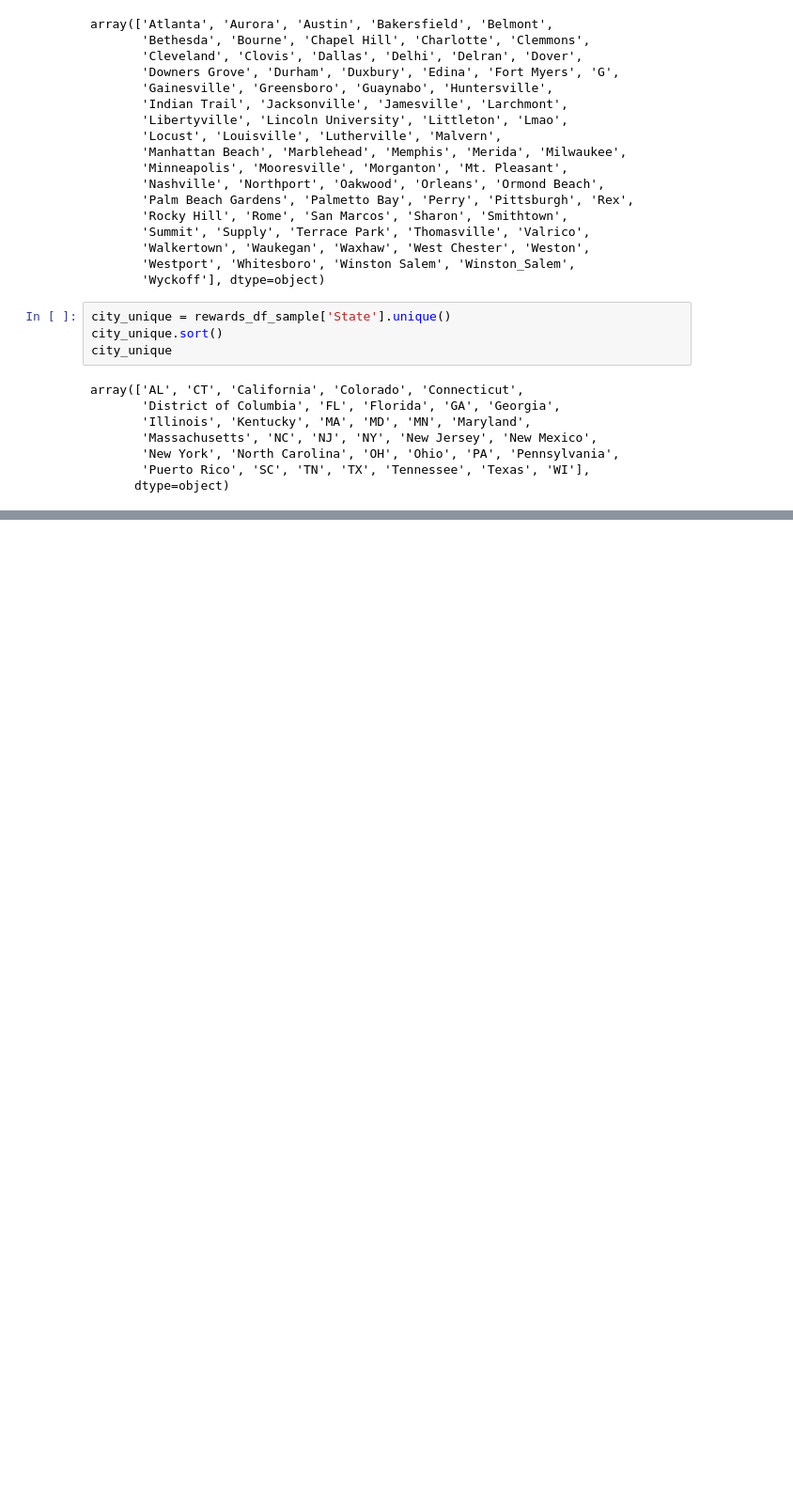
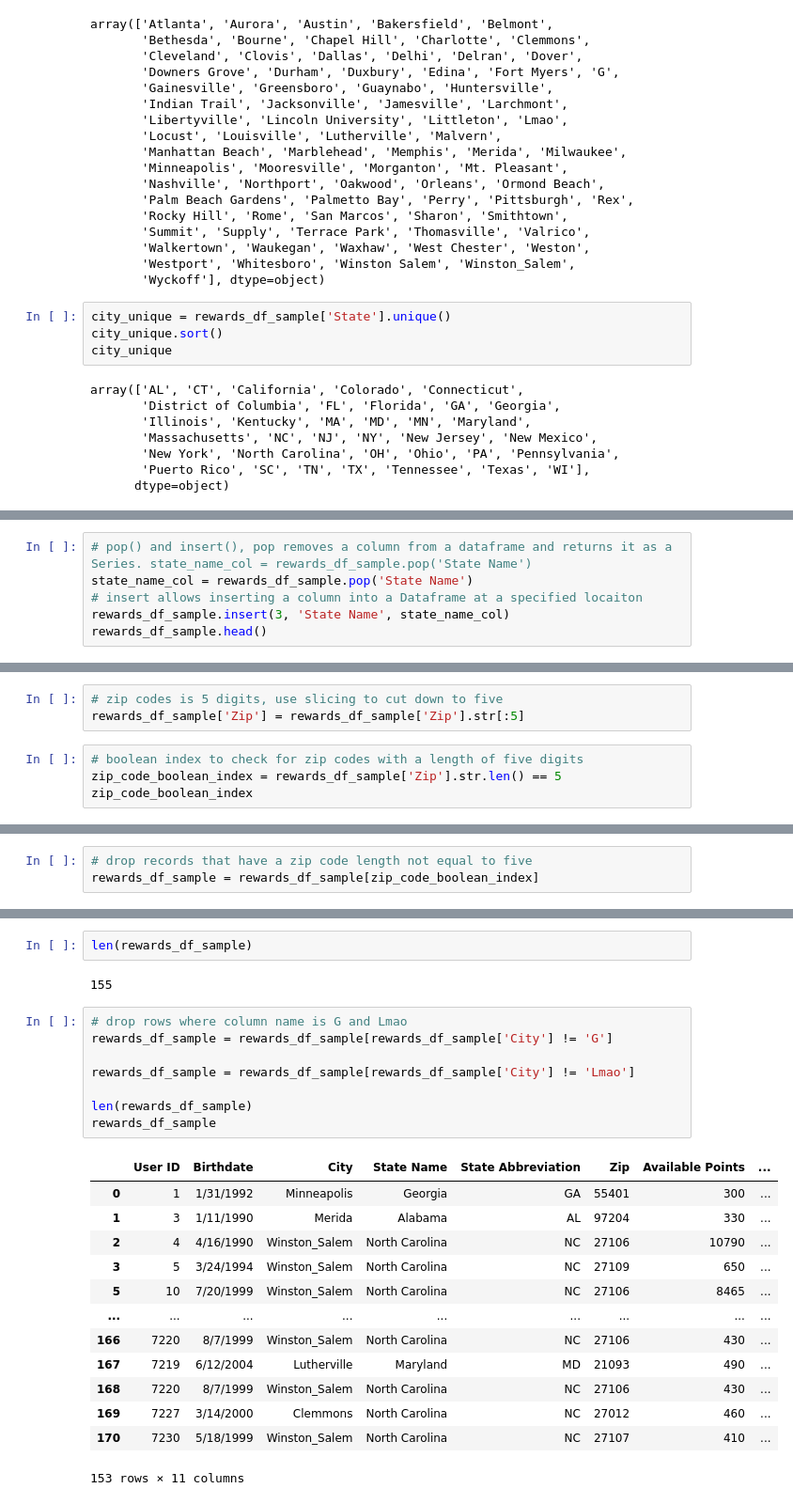
Before and after one commit to GiwonLee1999/Data-wrangling-ETL-Analysis-ML-DL, a Jupyter notebook: Data Wrangling/RewardsDataSet.ipynb, the cells around one changed output, grey strips where cells are left out. Shown at 94% size. Cells and saved outputs as stored; diff of their text form; blank space fills up the shorter version.

```diff
--- a/Data Wrangling/RewardsDataSet.ipynb
+++ b/Data Wrangling/RewardsDataSet.ipynb
@@ -262,0 +366,6 @@ array(['AL', 'CT', 'California', 'Colorado', 'Connecticut',
+# %%
+# pop() and insert(), pop removes a column from a dataframe and returns it as a Series. state_name_col = rewards_df_sample.pop('State Name')
+state_name_col = rewards_df_sample.pop('State Name')
+# insert allows inserting a column into a Dataframe at a specified locaiton
+rewards_df_sample.insert(3, 'State Name', state_name_col)
+rewards_df_sample.head()
@@ -262,0 +398,7 @@ array(['AL', 'CT', 'California', 'Colorado', 'Connecticut',
+# %%
+# zip codes is 5 digits, use slicing to cut down to five
+rewards_df_sample['Zip'] = rewards_df_sample['Zip'].str[:5]
+# %%
+# boolean index to check for zip codes with a length of five digits
+zip_code_boolean_index = rewards_df_sample['Zip'].str.len() == 5
+zip_code_boolean_index
@@ -262,0 +418,3 @@ array(['AL', 'CT', 'California', 'Colorado', 'Connecticut',
+# %%
+# drop records that have a zip code length not equal to five
+rewards_df_sample = rewards_df_sample[zip_code_boolean_index]
@@ -262,0 +438,26 @@ array(['AL', 'CT', 'California', 'Colorado', 'Connecticut',
+# %%
+len(rewards_df_sample)
+# %% [output]
+155
+# %%
+# drop rows where column name is G and Lmao
+rewards_df_sample = rewards_df_sample[rewards_df_sample['City'] != 'G']
+
+rewards_df_sample = rewards_df_sample[rewards_df_sample['City'] != 'Lmao']
+
+len(rewards_df_sample)
+rewards_df_sample
+# %% [output]
+|  | User ID | Birthdate | City | State Name | State Abbreviation | Zip | Available Points | ... |
+| 0 | 1 | 1/31/1992 | Minneapolis | Georgia | GA | 55401 | 300 | ... |
+| 1 | 3 | 1/11/1990 | Merida | Alabama | AL | 97204 | 330 | ... |
+| 2 | 4 | 4/16/1990 | Winston_Salem | North Carolina | NC | 27106 | 10790 | ... |
+| 3 | 5 | 3/24/1994 | Winston_Salem | North Carolina | NC | 27109 | 650 | ... |
+| 5 | 10 | 7/20/1999 | Winston_Salem | North Carolina | NC | 27106 | 8465 | ... |
+| ... | ... | ... | ... | ... | ... | ... | ... | ... |
+| 166 | 7220 | 8/7/1999 | Winston_Salem | North Carolina | NC | 27106 | 430 | ... |
+| 167 | 7219 | 6/12/2004 | Lutherville | Maryland | MD | 21093 | 490 | ... |
+| 168 | 7220 | 8/7/1999 | Winston_Salem | North Carolina | NC | 27106 | 430 | ... |
+| 169 | 7227 | 3/14/2000 | Clemmons | North Carolina | NC | 27012 | 460 | ... |
+| 170 | 7230 | 5/18/1999 | Winston_Salem | North Carolina | NC | 27107 | 410 | ... |
+153 rows × 11 columns
```
Also changed, not shown: parts of 12 cells of this notebook.
